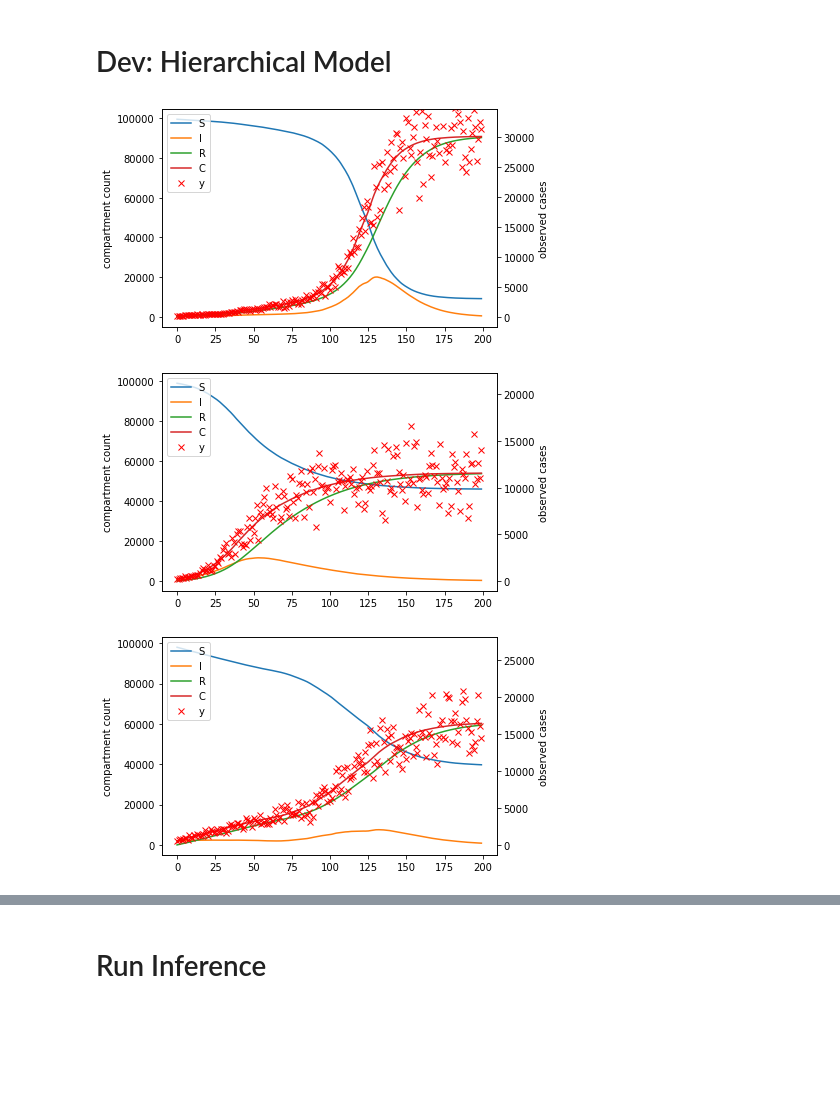
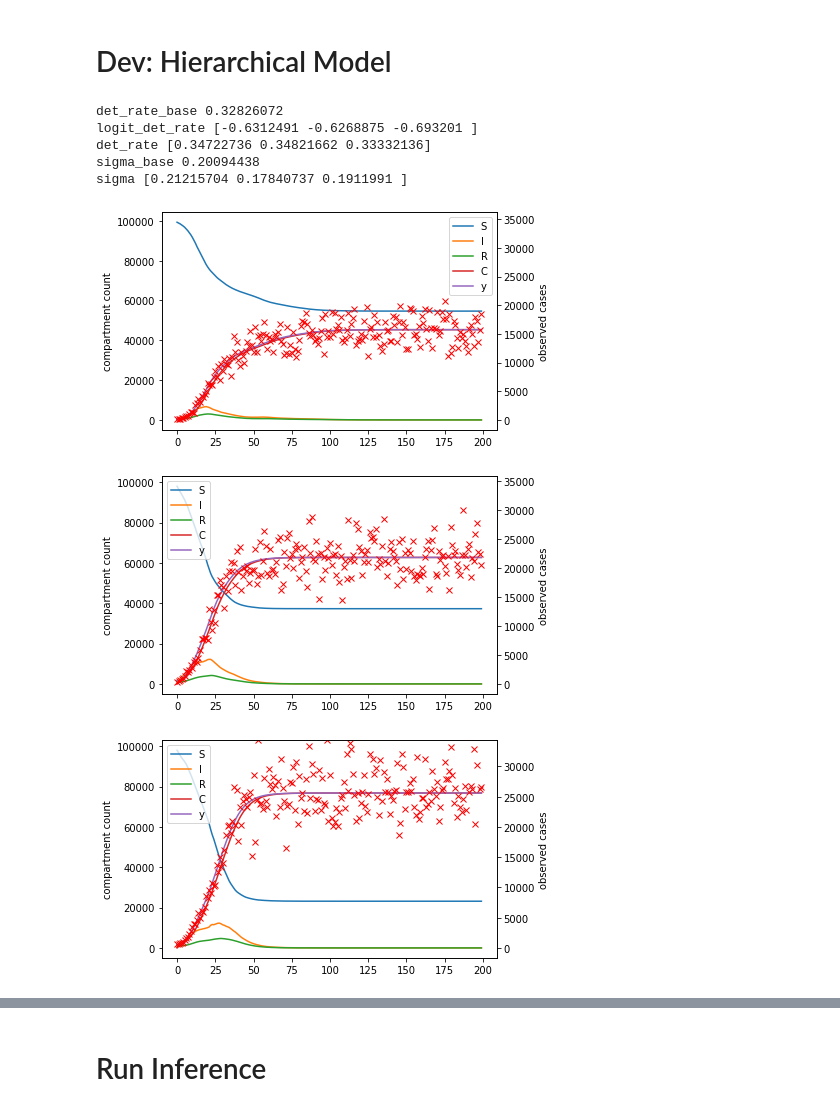
Before and after one commit to dsheldon/covid, a Jupyter notebook: SIR_dev.ipynb, the cells around one changed output, grey strips where cells are left out. Cells and saved outputs as stored; diff of their text form; code cells hidden in the pictures; blank space fills up the shorter version.

```diff
--- a/SIR_dev.ipynb
+++ b/SIR_dev.ipynb
@@ -23,39 +24,44 @@ T_future = 100
 log_scale=False
 
 with numpyro.handlers.seed(rng_seed=i):
 
-    beta, xx, yy, oo = SIR_hierarchical(num_places=num_places,
-                                        T=T,
-                                        T_future=T_future)
+    beta, xx, yy, oo = SEIR_hierarchical(num_places=num_places,
+                                         T=T,
+                                         T_future=T_future)
 
 for x, y, obs_rate in zip(xx, yy, oo):
 
     T = x.shape[0]
     ts = np.arange(T)
 
     fig, ax1 = plt.subplots()
     ax2 = ax1.twinx()
 
     l1 = ax1.plot(ts, x)
     l2 = ax2.plot(ts, y, 'x', color='r')
 
     plt.legend(l1 + l2, ['S', 'I', 'R', 'C', 'y'])
 
     ax1.set_ylabel('compartment count')
     ax2.set_ylabel('observed cases')
 
     if log_scale:
         ax1.set_yscale('log')
         ax2.set_yscale('log')
 
     ylim = np.array(ax1.get_ylim())
     ax2.set_ylim(obs_rate * ylim )
 
     plt.show()
 # %% [output]
+det_rate_base 0.32826072
+logit_det_rate [-0.6312491 -0.6268875 -0.693201 ]
+det_rate [0.34722736 0.34821662 0.33332136]
+sigma_base 0.20094438
+sigma [0.21215704 0.17840737 0.1911991 ]
-[figure, old version]
+[figure, new version]
-[figure, old version]
+[figure, new version]
-[figure, old version]
+[figure, new version]
 # %%
 #def test_prior_predictive():
 T = 100
```
Also changed, not shown: parts of 17 cells of this notebook, 3 other files.
